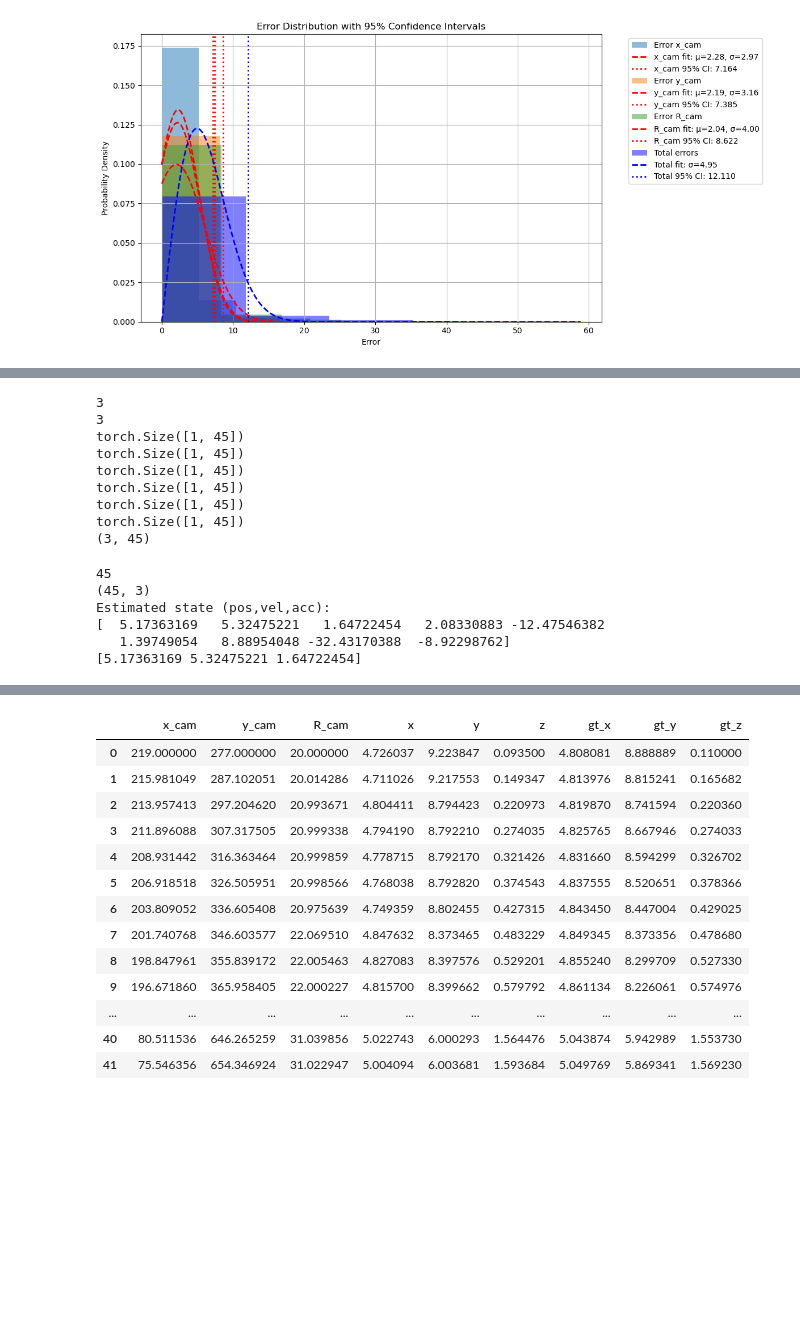
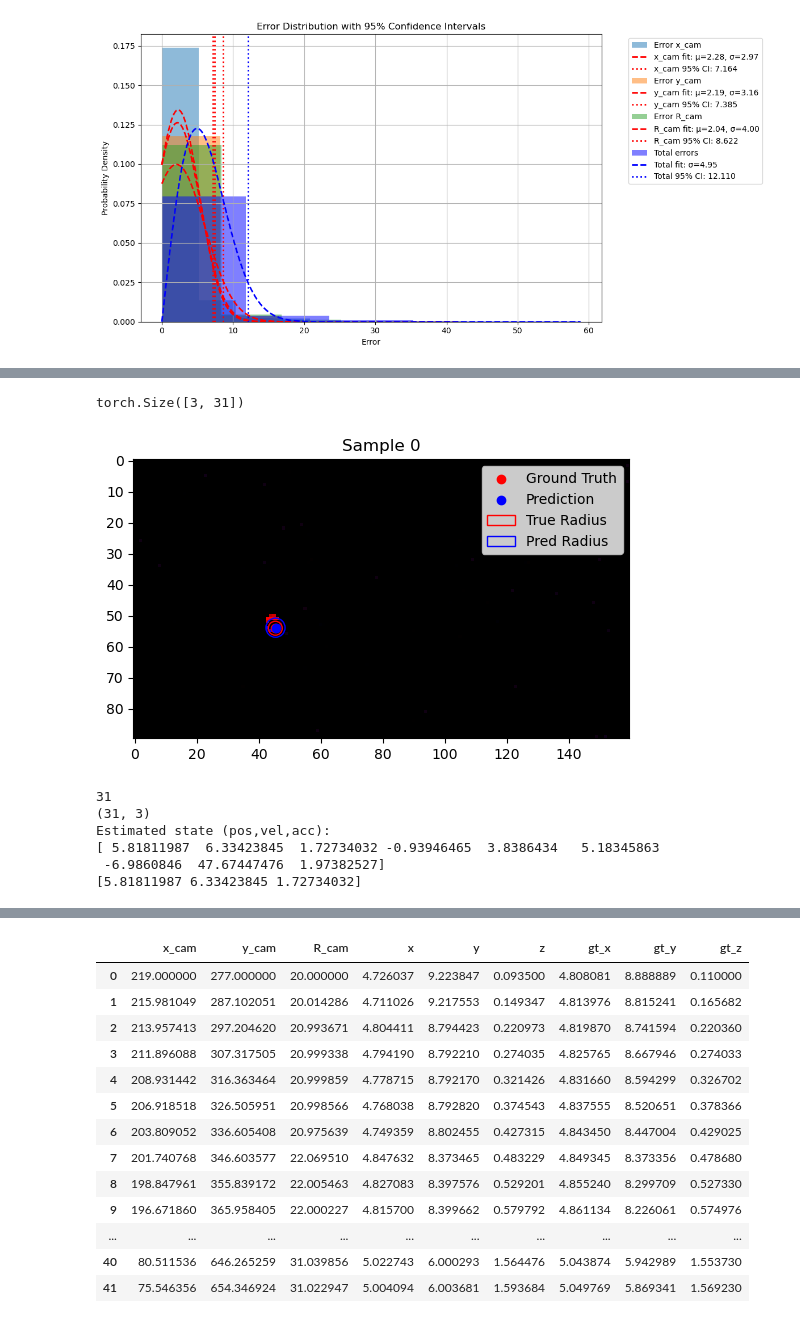
Before and after one commit to MarioRealEn/GoalieSNN, a Jupyter notebook: 3DTracker.ipynb, the cells around one changed output, grey strips where cells are left out. Saved outputs shown, nothing was run; the diff lists cells and outputs as text; code cells hidden in the pictures; blank space fills up the shorter version.

```diff
--- a/3DTracker.ipynb
+++ b/3DTracker.ipynb
@@ -800,5 +801,5 @@ model = network.SCNNVideoClassification(trainset_in, weighted_avg=False).to(devi
 optimizer = optim.Adam(model.parameters(), lr=0.001)
 loss_function = network.classification_loss
 # model.max_values['y_cam'] = 720
-model.start_training(testloader_in, optimizer, device, loss_function=loss_function, validationloader=valid_loader_in, num_steps=10, num_epochs=50) # I AM TRAINING ON THE TESTLOADER FOR FASTER TRAINING
+model.start_training(testloader_in, optimizer, device, loss_function=loss_function, validationloader=valid_loader_in, num_steps=10, num_epochs=30, chunk_size=10) # I AM TRAINING ON THE TESTLOADER FOR FASTER TRAINING
 # %% [output]
@@ -1116,0 +1124,5 @@ Final dataset split='val' size: 11
+# %%
+model = network.SCNNVideoClassification(trainset_in, weighted_avg=False).to(device)
+optimizer = optim.Adam(model.parameters(), lr=0.001)
+loss_function = network.classification_loss
+model.start_training(testloader_in, optimizer, device, loss_function=loss_function, validationloader=valid_loader_in, num_steps=10, num_epochs=30, chunk_size=40) # I AM TRAINING ON THE TESTLOADER FOR FASTER TRAINING
@@ -1143,8 +1171,13 @@ Total errors: σ=4.95, 95% CI=12.110 pixels
 [figure]
 # %%
 # Load video
-idx = 0
-dataset = trainset_in
+idx = 2
+dataset = validationset_in
 video, labels, length = dataset.__getitem__(idx)
 tr = dataset.__gettr__(idx)
+# Get predictions
+preds = network.get_preds_video_regression(model, video, length, dataset.labels, device, num_steps=10, weighted_avg=True)
+gen = dt.image_gen_for_video(video, labels, preds)
 labels = labels.transpose(0, 1)
+errors = torch.abs(torch.tensor(preds) - labels)
+print(errors.mean())
@@ -1151,16 +1195,11 @@ labels = labels.transpose(0, 1)
-# %%
-# Get predictions
-preds = network.get_preds_video_regression(model, video, length, dataset.labels, device, num_steps=10, weighted_avg=True)
-# %% [output]
-3
-3
-torch.Size([1, 45])
-torch.Size([1, 45])
-torch.Size([1, 45])
-torch.Size([1, 45])
-torch.Size([1, 45])
-torch.Size([1, 45])
-(3, 45)
+# %%
+torch.tensor(preds).shape
+# %% [output]
+torch.Size([3, 31])
+# %%
+dt.show_next_img_w_pred(gen)
+# %% [output]
+[figure, added]
 # %%
 from simulator import Camera, Field
 
@@ -1200,7 +1239,7 @@ from kalman import CA3DKalmanFilter
 delta_t = 0.01 # seconds
 process_var_acc = 0.01
 meas_var_pos = 0.5
-initial_state = np.array([0,0,0, 0,0,0, 0,0,-9.81])
+# initial_state = np.array([0,0,0, 0,0,0, 0,0,-9.81])
 
 kf = CA3DKalmanFilter(delta_t, process_var_acc, meas_var_pos)
 
@@ -1221,9 +1260,9 @@ print("Estimated state (pos,vel,acc):")
 print(kf.x.flatten())
 print(kf.x.flatten()[:3])
 # %% [output]
-45
-(45, 3)
+31
+(31, 3)
 Estimated state (pos,vel,acc):
-[  5.17363169   5.32475221   1.64722454   2.08330883 -12.47546382
-   1.39749054   8.88954048 -32.43170388  -8.92298762]
-[5.17363169 5.32475221 1.64722454]
+[ 5.81811987  6.33423845  1.72734032 -0.93946465  3.8386434   5.18345863
+ -6.9860846  47.67447476  1.97382527]
+[5.81811987 6.33423845 1.72734032]
```
Also changed, not shown: parts of 24 cells of this notebook, 4 other files.
